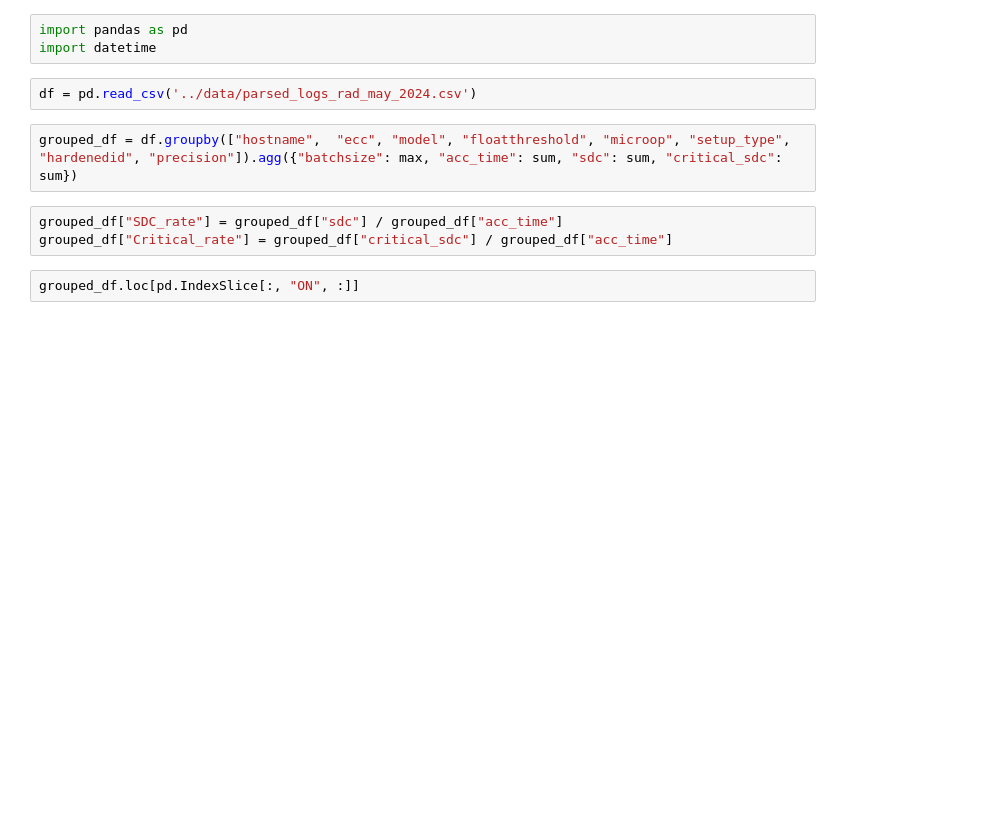
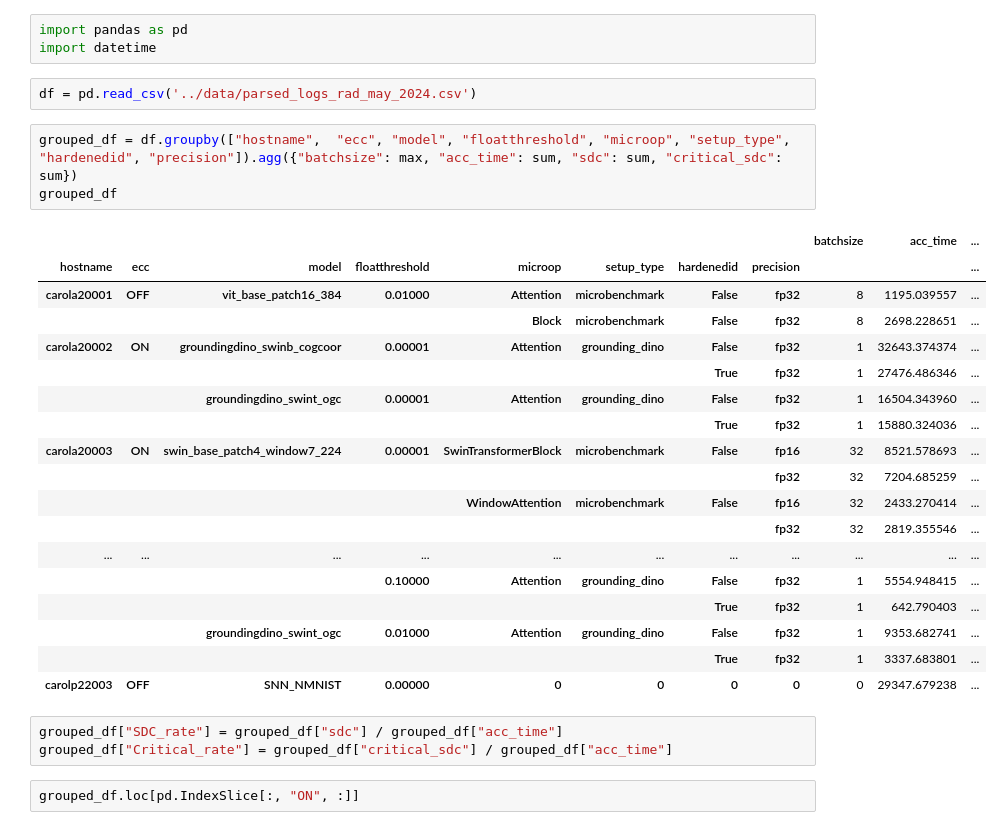
Before and after one commit to diehardnet/vitsreliability, a Jupyter notebook: parsers/show_rad_experiments_partial_results.ipynb, the cells around one changed output. Saved outputs shown, nothing was run; the diff lists cells and outputs as text; blank space fills up the shorter version.

```diff
--- a/parsers/show_rad_experiments_partial_results.ipynb
+++ b/parsers/show_rad_experiments_partial_results.ipynb
@@ -5,6 +5,26 @@ import datetime
 df = pd.read_csv('../data/parsed_logs_rad_may_2024.csv')
 # %%
 grouped_df = df.groupby(["hostname",  "ecc", "model", "floatthreshold", "microop", "setup_type", "hardenedid", "precision"]).agg({"batchsize": max, "acc_time": sum, "sdc": sum, "critical_sdc": sum})
+grouped_df
+# %% [output]
+|  |  |  |  |  |  |  |  | batchsize | acc_time | ... |
+| hostname | ecc | model | floatthreshold | microop | setup_type | hardenedid | precision |  |  | ... |
+| carola20001 | OFF | vit_base_patch16_384 | 0.01000 | Attention | microbenchmark | False | fp32 | 8 | 1195.039557 | ... |
+|  |  |  |  | Block | microbenchmark | False | fp32 | 8 | 2698.228651 | ... |
+| carola20002 | ON | groundingdino_swinb_cogcoor | 0.00001 | Attention | grounding_dino | False | fp32 | 1 | 32643.374374 | ... |
+|  |  |  |  |  |  | True | fp32 | 1 | 27476.486346 | ... |
+|  |  | groundingdino_swint_ogc | 0.00001 | Attention | grounding_dino | False | fp32 | 1 | 16504.343960 | ... |
+|  |  |  |  |  |  | True | fp32 | 1 | 15880.324036 | ... |
+| carola20003 | ON | swin_base_patch4_window7_224 | 0.00001 | SwinTransformerBlock | microbenchmark | False | fp16 | 32 | 8521.578693 | ... |
+|  |  |  |  |  |  |  | fp32 | 32 | 7204.685259 | ... |
+|  |  |  |  | WindowAttention | microbenchmark | False | fp16 | 32 | 2433.270414 | ... |
+|  |  |  |  |  |  |  | fp32 | 32 | 2819.355546 | ... |
+| ... | ... | ... | ... | ... | ... | ... | ... | ... | ... | ... |
+|  |  |  | 0.10000 | Attention | grounding_dino | False | fp32 | 1 | 5554.948415 | ... |
+|  |  |  |  |  |  | True | fp32 | 1 | 642.790403 | ... |
+|  |  | groundingdino_swint_ogc | 0.01000 | Attention | grounding_dino | False | fp32 | 1 | 9353.682741 | ... |
+|  |  |  |  |  |  | True | fp32 | 1 | 3337.683801 | ... |
+| carolp22003 | OFF | SNN_NMNIST | 0.00000 | 0 | 0 | 0 | 0 | 0 | 29347.679238 | ... |
 # %%
 grouped_df["SDC_rate"] = grouped_df["sdc"] / grouped_df["acc_time"]
 grouped_df["Critical_rate"] = grouped_df["critical_sdc"] / grouped_df["acc_time"]
```
Also changed, not shown: parts of 14 cells of this notebook, 1 other file.
